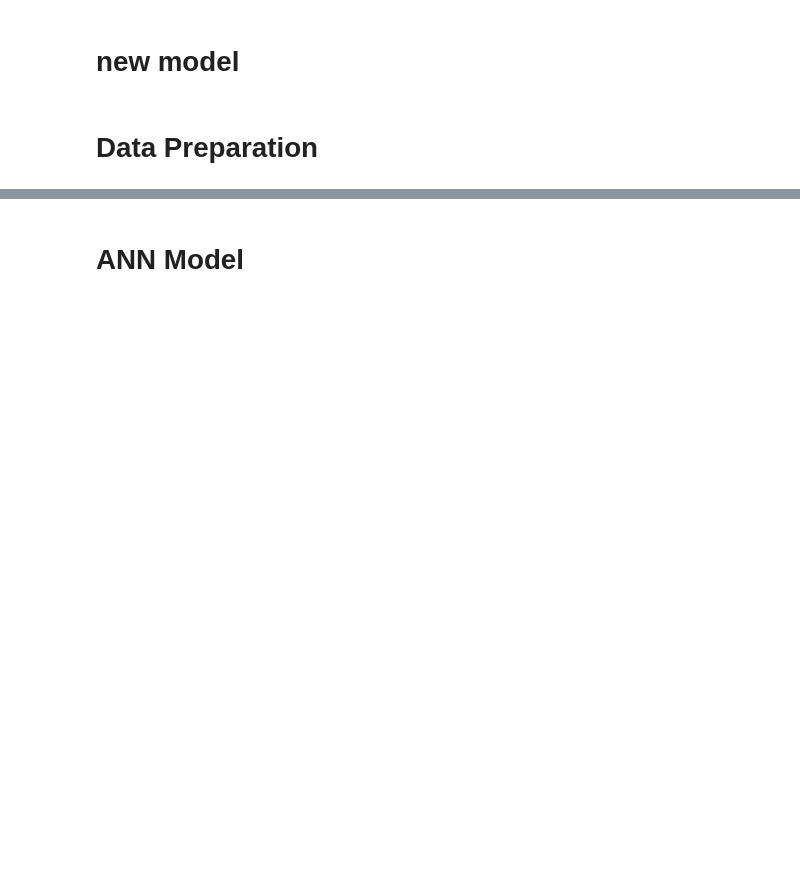
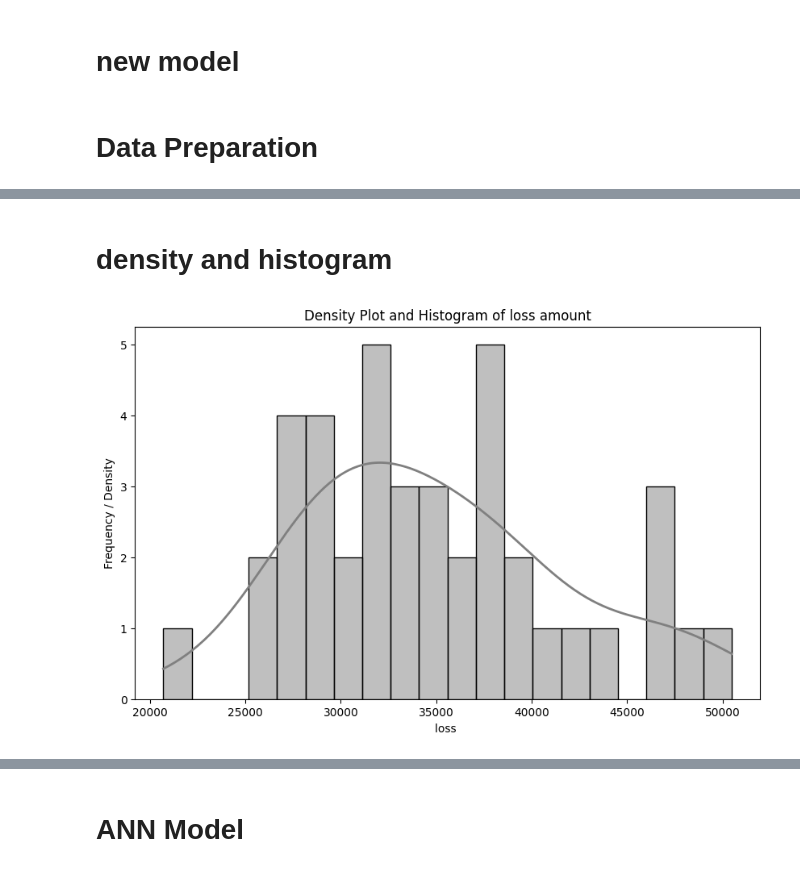
Before and after one commit to rygo1232/ryan1, a Jupyter notebook: DP_MODEL.ipynb, the cells around one changed output, grey strips where cells are left out. Drawn from its saved outputs; the diff is of its cells as text; code cells hidden in the pictures; blank space fills up the shorter version.

```diff
--- a/DP_MODEL.ipynb
+++ b/DP_MODEL.ipynb
@@ -79,0 +72,24 @@ X_test shape: (9, 8), y_test shape: (9, 1)
+# %% [markdown]
+# **density and histogram**
+# %%
+import matplotlib.pyplot as plt
+import seaborn as sns
+
+# Plot density and histogram for 'Amount_claimed'
+plt.figure(figsize=(10, 6))
+sns.histplot(
+    opr_data['loss'],  # Use the specified column
+    bins=20,
+    kde=True,
+    color='gray',
+    # The 'linewidth' parameter should be in 'line_kws' for kde plot
+    line_kws={'linewidth': 2},
+    edgecolor='black'  # Adds black edges to bars for better visibility
+)
+
+plt.title('Density Plot and Histogram of loss amount')
+plt.xlabel('loss ')
+plt.ylabel('Frequency / Density')
+plt.show()
+# %% [output]
+[figure, added]
```
Also changed, not shown: parts of 25 cells of this notebook.
